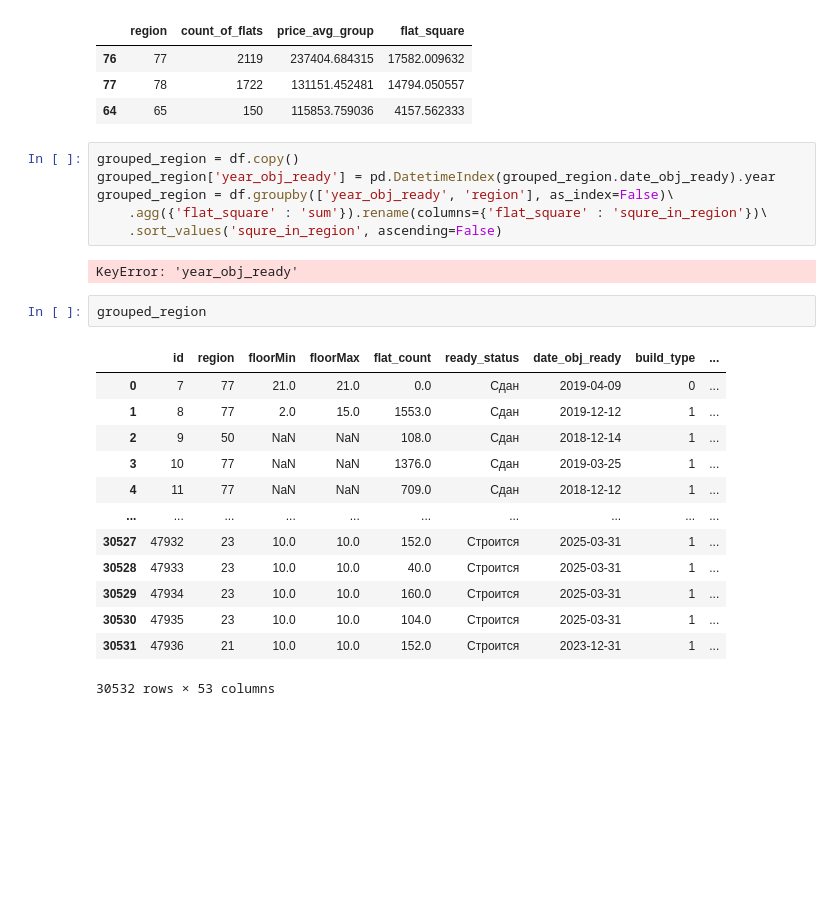
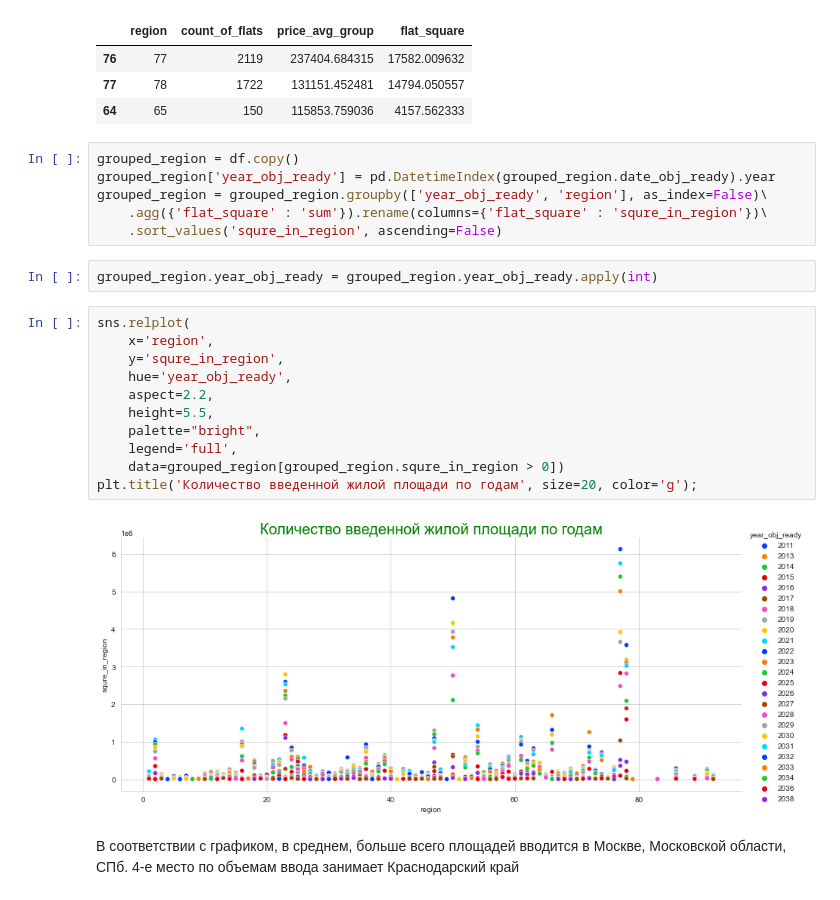
Before and after one commit to Dmilis/DS_student, a Jupyter notebook: Homework2.ipynb, the cells around one changed output. Cells and saved outputs as stored; diff of their text form; blank space fills up the shorter version.

```diff
--- a/Homework2.ipynb
+++ b/Homework2.ipynb
@@ -332,24 +317,23 @@ grouped_region.head(3)
 # %%
 grouped_region = df.copy()
 grouped_region['year_obj_ready'] = pd.DatetimeIndex(grouped_region.date_obj_ready).year
-grouped_region = df.groupby(['year_obj_ready', 'region'], as_index=False)\
+grouped_region = grouped_region.groupby(['year_obj_ready', 'region'], as_index=False)\
     .agg({'flat_square' : 'sum'}).rename(columns={'flat_square' : 'squre_in_region'})\
     .sort_values('squre_in_region', ascending=False)
-# %% [output]
-KeyError: 'year_obj_ready'
-# %%
-grouped_region
-# %% [output]
-|  | id | region | floorMin | floorMax | flat_count | ready_status | date_obj_ready | build_type | ... |
-| 0 | 7 | 77 | 21.0 | 21.0 | 0.0 | Сдан | 2019-04-09 | 0 | ... |
-| 1 | 8 | 77 | 2.0 | 15.0 | 1553.0 | Сдан | 2019-12-12 | 1 | ... |
-| 2 | 9 | 50 | NaN | NaN | 108.0 | Сдан | 2018-12-14 | 1 | ... |
-| 3 | 10 | 77 | NaN | NaN | 1376.0 | Сдан | 2019-03-25 | 1 | ... |
-| 4 | 11 | 77 | NaN | NaN | 709.0 | Сдан | 2018-12-12 | 1 | ... |
-| ... | ... | ... | ... | ... | ... | ... | ... | ... | ... |
-| 30527 | 47932 | 23 | 10.0 | 10.0 | 152.0 | Строится | 2025-03-31 | 1 | ... |
-| 30528 | 47933 | 23 | 10.0 | 10.0 | 40.0 | Строится | 2025-03-31 | 1 | ... |
-| 30529 | 47934 | 23 | 10.0 | 10.0 | 160.0 | Строится | 2025-03-31 | 1 | ... |
-| 30530 | 47935 | 23 | 10.0 | 10.0 | 104.0 | Строится | 2025-03-31 | 1 | ... |
-| 30531 | 47936 | 21 | 10.0 | 10.0 | 152.0 | Строится | 2023-12-31 | 1 | ... |
-30532 rows × 53 columns
+# %%
+grouped_region.year_obj_ready = grouped_region.year_obj_ready.apply(int)
+# %%
+sns.relplot(
+    x='region',
+    y='squre_in_region',
+    hue='year_obj_ready',
+    aspect=2.2,
+    height=5.5,
+    palette="bright",
+    legend='full',
+    data=grouped_region[grouped_region.squre_in_region > 0])
+plt.title('Количество введенной жилой площади по годам', size=20, color='g');
+# %% [output]
+[figure, added]
+# %% [markdown]
+В соответствии с графиком, в среднем, больше всего площадей вводится в Москве, Московской области, СПб. 4-е место по объемам ввода занимает Краснодарский край
```
Also changed, not shown: parts of 21 cells of this notebook.
